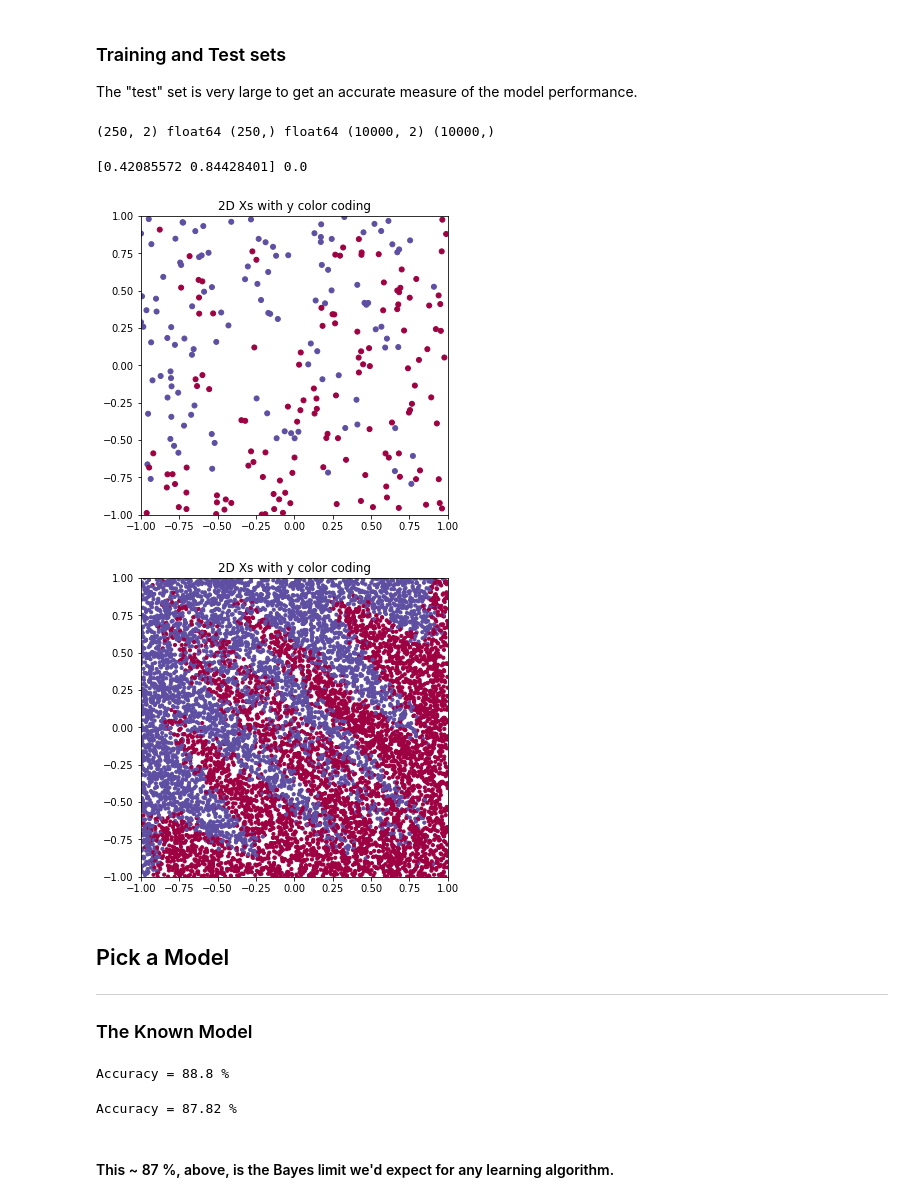
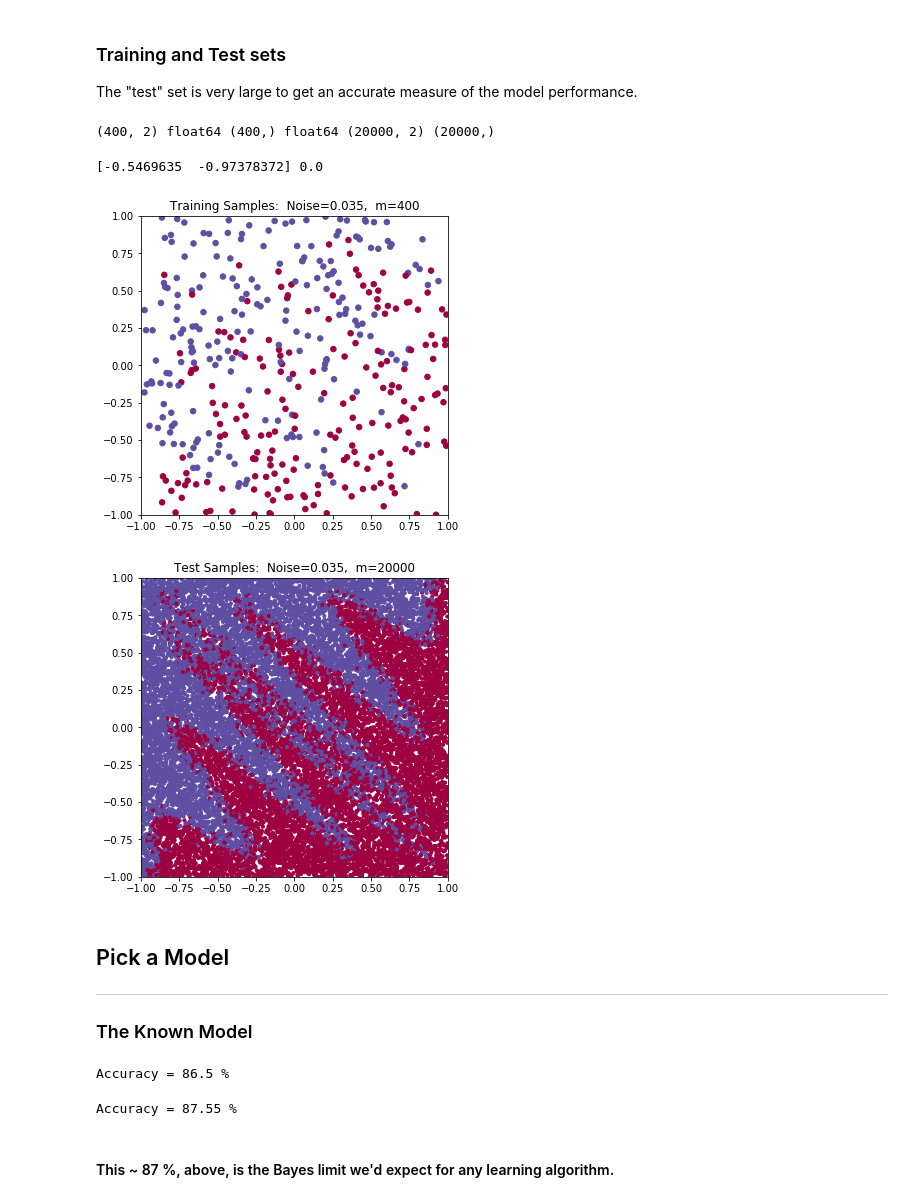
Before and after one commit to dan3dewey/chirp-to-ROC, a Jupyter notebook: chirp-to-ROC_demo.ipynb, the cells around one changed output. Saved outputs shown, nothing was run; the diff lists cells and outputs as text; code cells hidden in the pictures.

Commit message:
added reg_utils_dd.py and some images

```diff
--- a/chirp-to-ROC_demo.ipynb
+++ b/chirp-to-ROC_demo.ipynb
@@ -50,10 +50,10 @@ The "test" set is very large to get an accurate measure of the model performance
 # Size of the Training and Test sets...
 
 # Smaller Training is more likely to cause/allow overfitting
-m_train = 250  #100  #250  #800  #2000
+m_train = 400  # 100 to 1000
 
-# Do a large test size to see accurately how the model preforms what the model looks like
-m_test = 10000
+# Do a large test size to see accurately how the model performs and what the model looks like
+m_test = 20000
 # %%
 # Could use an sklearn generator, e.g., make_moons, to generate X,Ys:
 # Training set
@@ -76,22 +76,24 @@ X_test, y_test = chp.make_chirp(n_out=m_test,
 # The sizes and types of the training and test sets
 print(X_train.shape, X_train.dtype, y_train.shape, y_train.dtype, X_test.shape, y_test.shape)
 # %% [output]
-(250, 2) float64 (250,) float64 (10000, 2) (10000,)
+(400, 2) float64 (400,) float64 (20000, 2) (20000,)
 # %%
 # example values
 print( X_train[0,:], y_train[0])
 # %% [output]
-[0.42085572 0.84428401] 0.0
+[-0.5469635  -0.97378372] 0.0
 # %%
 # Look at the Training data
-chp.plot_Xy(X_train, y_train)
+chp.plot_Xy(X_train, y_train,
+            title="Training Samples:  Noise={},  m={}".format(chp_noise,len(y_train)), s=30)
 # %% [output]
-[figure, old version]
+[figure, new version]
 # %%
 # Look at the Test data
-chp.plot_Xy(X_test, y_test, s=10)
+chp.plot_Xy(X_test, y_test,
+            title="Test Samples:  Noise={},  m={}".format(chp_noise,len(y_test)), s=10)
 # %% [output]
-[figure, old version]
+[figure, new version]
 # %% [markdown]
 ## Pick a Model
 
@@ -110,7 +112,7 @@ y_score_train = chp.chirp_region(X_train,
 train_accuracy = accuracy_score(y_train, (y_score_train > 0.5))
 print( "Accuracy = " + str( 100.0*train_accuracy )[0:5] + " %" )
 # %% [output]
-Accuracy = 88.8 %
+Accuracy = 86.5 %
 # %%
 # Evaluate the (same chirp) model on the test data
 y_score = chp.chirp_region(X_test,
@@ -119,7 +121,7 @@ y_score = chp.chirp_region(X_test,
 test_accuracy = accuracy_score(y_test, (y_score > 0.5))
 print( "Accuracy = " + str( 100.0*test_accuracy )[0:5] + " %" )
 # %% [output]
-Accuracy = 87.82 %
+Accuracy = 87.55 %
 # %% [markdown]
 #### This ~ 87 %, above, is the Bayes limit we'd expect for any learning algorithm.
 # %%
```
Also changed, not shown: parts of 43 cells of this notebook, 5 other files.
